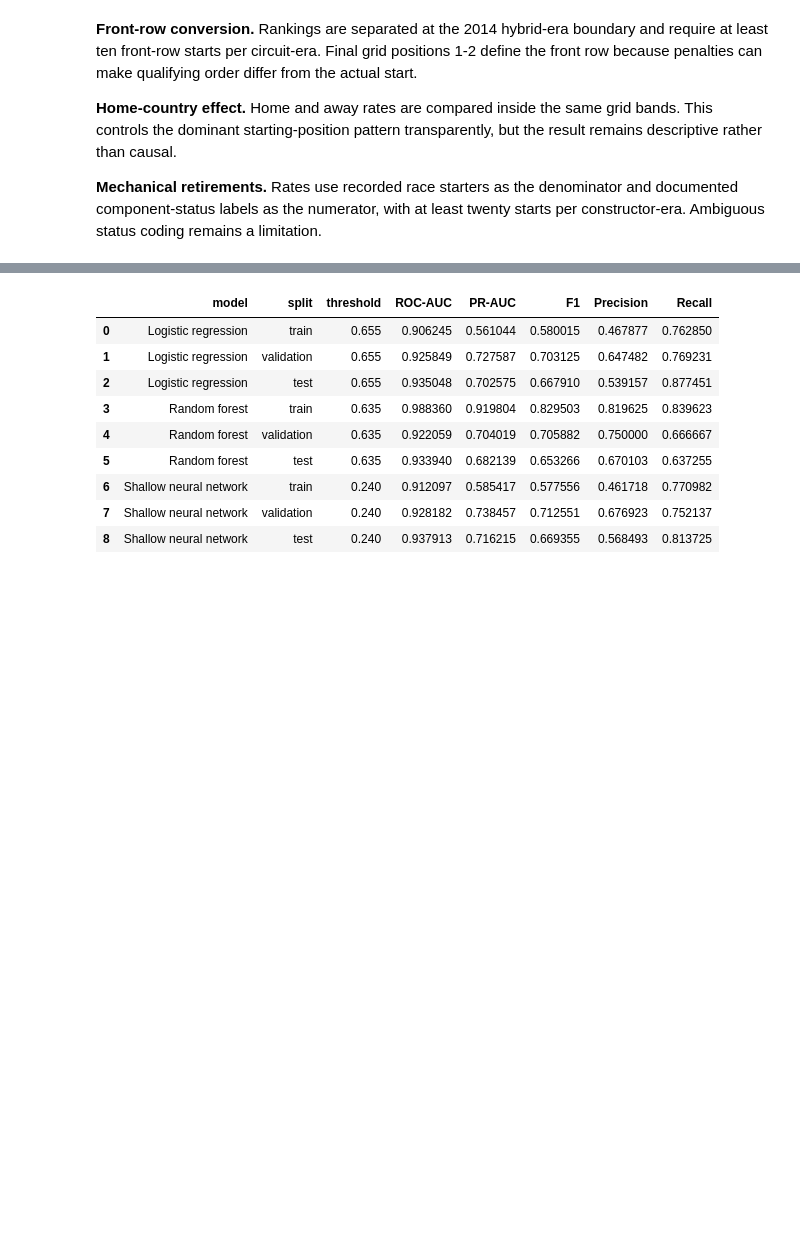
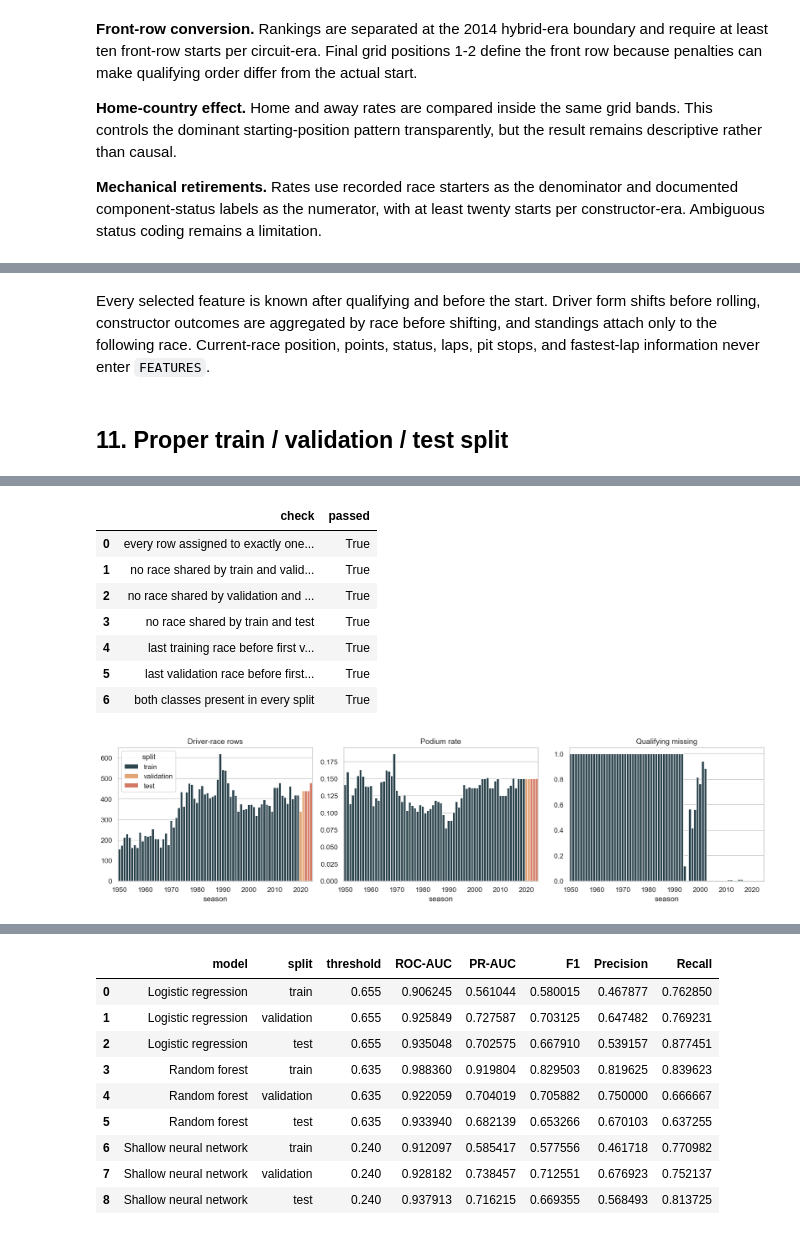
Before and after one commit to aliyousefex/ACL-9th-Paladin, a Jupyter notebook: notebooks/milestone_1_f1_podium_prediction.ipynb, the cells around one changed output, grey strips where cells are left out. Cells and saved outputs as stored; diff of their text form; code cells hidden in the pictures; blank space fills up the shorter version.

Commit message:
Data Pre-processing and Feature Engineering & training

```diff
--- a/notebooks/milestone_1_f1_podium_prediction.ipynb
+++ b/notebooks/milestone_1_f1_podium_prediction.ipynb
@@ -1236,0 +1118,10 @@ Median imputation with scaling, median imputation without scaling, and zero impu
+# %% [markdown]
+Every selected feature is known after qualifying and before the start. Driver form shifts before rolling, constructor outcomes are aggregated by race before shifting, and standings attach only to the following race. Current-race position, points, status, laps, pit stops, and fastest-lap information never enter `FEATURES`.
+# %% [markdown]
+## 11. Proper train / validation / test split
+# %%
+display(results["split_summary"])
+display(results["split_integrity"])
+display(Image(filename=str(OUT / "figures" / "chronological_split.png")))
+display(results["split_strategies"])
+# %% [output]
@@ -1236,0 +1132,9 @@ Median imputation with scaling, median imputation without scaling, and zero impu
+|  | check | passed |
+| 0 | every row assigned to exactly one... | True |
+| 1 | no race shared by train and valid... | True |
+| 2 | no race shared by validation and ... | True |
+| 3 | no race shared by train and test | True |
+| 4 | last training race before first v... | True |
+| 5 | last validation race before first... | True |
+| 6 | both classes present in every split | True |
+[figure, added]
```
Also changed, not shown: parts of 62 cells of this notebook, 6 other files.
